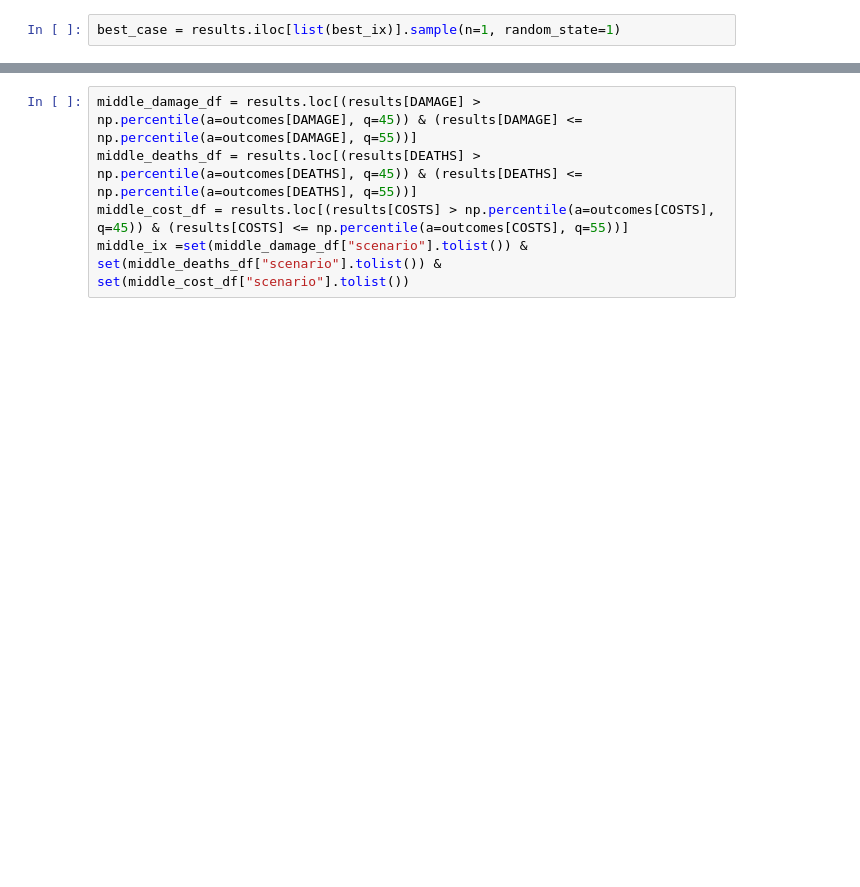
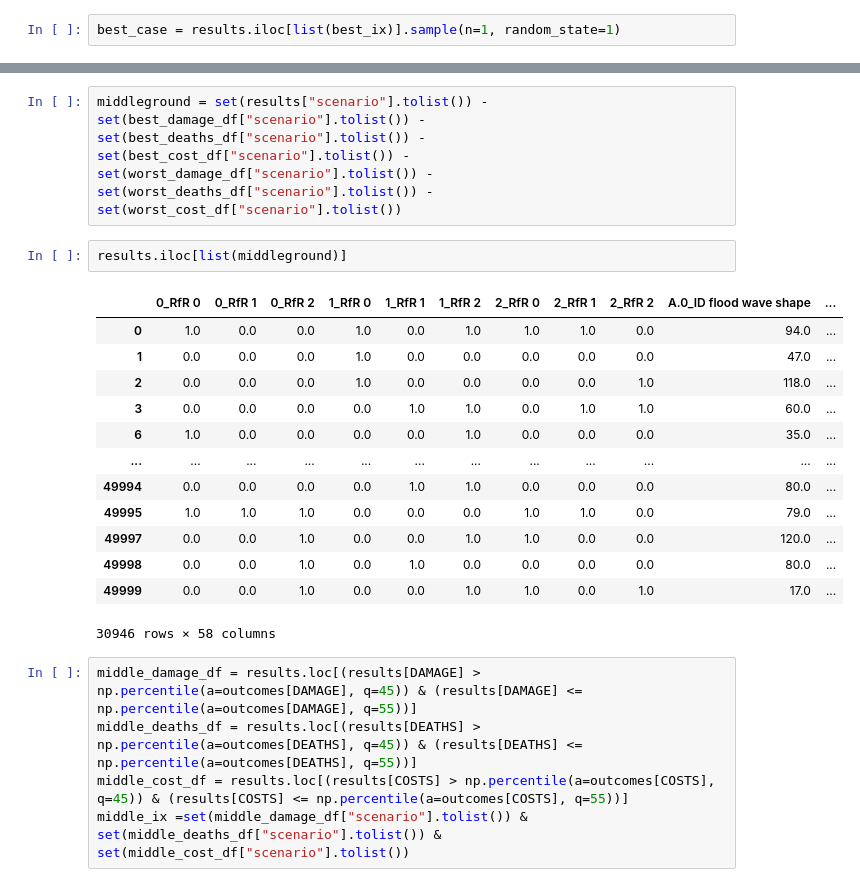
Before and after one commit to Lischip/FabiosDecisions, a Jupyter notebook: epa1361/final assignment/gorssel_optimisation.ipynb, the cells around one changed output, grey strips where cells are left out. Cells and saved outputs as stored; diff of their text form; blank space fills up the shorter version.

```diff
--- a/epa1361/final assignment/gorssel_optimisation.ipynb
+++ b/epa1361/final assignment/gorssel_optimisation.ipynb
@@ -51,3 +56,21 @@ best_case = results.iloc[list(best_ix)].sample(n=1, random_state=1)
+# %%
+middleground = set(results["scenario"].tolist()) - set(best_damage_df["scenario"].tolist()) - set(best_deaths_df["scenario"].tolist()) - set(best_cost_df["scenario"].tolist()) - set(worst_damage_df["scenario"].tolist()) - set(worst_deaths_df["scenario"].tolist()) - set(worst_cost_df["scenario"].tolist())
+# %%
+results.iloc[list(middleground)]
+# %% [output]
+|  | 0_RfR 0 | 0_RfR 1 | 0_RfR 2 | 1_RfR 0 | 1_RfR 1 | 1_RfR 2 | 2_RfR 0 | 2_RfR 1 | 2_RfR 2 | A.0_ID flood wave shape | ... |
+| 0 | 1.0 | 0.0 | 0.0 | 1.0 | 0.0 | 1.0 | 1.0 | 1.0 | 0.0 | 94.0 | ... |
+| 1 | 0.0 | 0.0 | 0.0 | 1.0 | 0.0 | 0.0 | 0.0 | 0.0 | 0.0 | 47.0 | ... |
+| 2 | 0.0 | 0.0 | 0.0 | 1.0 | 0.0 | 0.0 | 0.0 | 0.0 | 1.0 | 118.0 | ... |
+| 3 | 0.0 | 0.0 | 0.0 | 0.0 | 1.0 | 1.0 | 0.0 | 1.0 | 1.0 | 60.0 | ... |
+| 6 | 1.0 | 0.0 | 0.0 | 0.0 | 0.0 | 1.0 | 0.0 | 0.0 | 0.0 | 35.0 | ... |
+| ... | ... | ... | ... | ... | ... | ... | ... | ... | ... | ... | ... |
+| 49994 | 0.0 | 0.0 | 0.0 | 0.0 | 1.0 | 1.0 | 0.0 | 0.0 | 0.0 | 80.0 | ... |
+| 49995 | 1.0 | 1.0 | 1.0 | 0.0 | 0.0 | 0.0 | 1.0 | 1.0 | 0.0 | 79.0 | ... |
+| 49997 | 0.0 | 0.0 | 1.0 | 0.0 | 0.0 | 1.0 | 1.0 | 0.0 | 0.0 | 120.0 | ... |
+| 49998 | 0.0 | 0.0 | 1.0 | 0.0 | 1.0 | 0.0 | 0.0 | 0.0 | 0.0 | 80.0 | ... |
+| 49999 | 0.0 | 0.0 | 1.0 | 0.0 | 0.0 | 1.0 | 1.0 | 0.0 | 1.0 | 17.0 | ... |
+30946 rows × 58 columns
 # %%
 middle_damage_df = results.loc[(results[DAMAGE] > np.percentile(a=outcomes[DAMAGE], q=45)) & (results[DAMAGE] <= np.percentile(a=outcomes[DAMAGE], q=55))]
 middle_deaths_df = results.loc[(results[DEATHS] > np.percentile(a=outcomes[DEATHS], q=45)) & (results[DEATHS] <= np.percentile(a=outcomes[DEATHS], q=55))]
```
Also changed, not shown: parts of 36 cells of this notebook, 4 other files.
